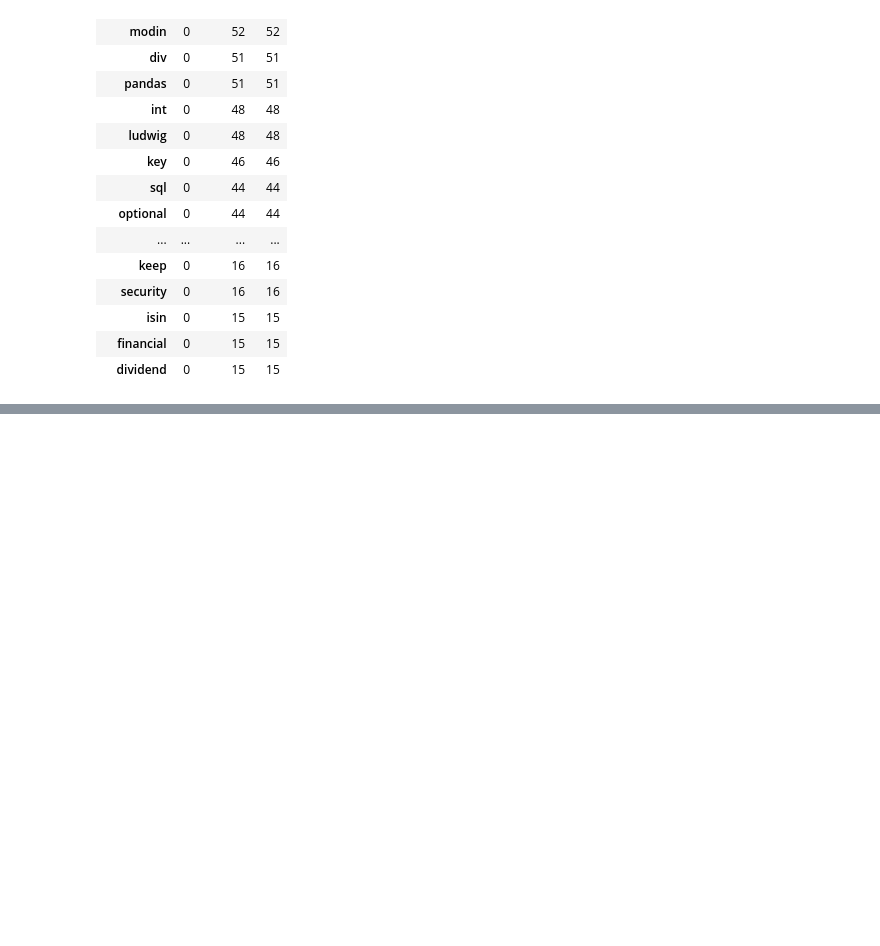
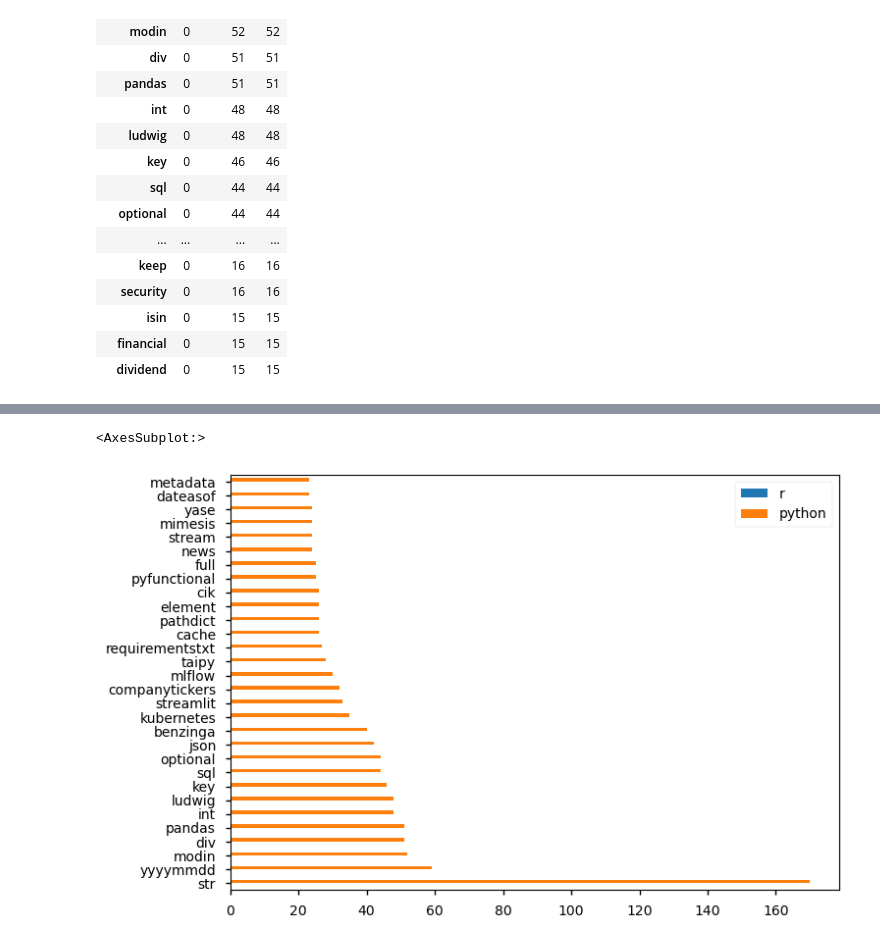
Before and after one commit to Cod-Up-Our-Data/github_language_processing, a Jupyter notebook: explore_r.ipynb, the cells around one changed output, grey strips where cells are left out. Saved outputs shown, nothing was run; the diff lists cells and outputs as text; code cells hidden in the pictures; blank space fills up the shorter version.

```diff
--- a/explore_r.ipynb
+++ b/explore_r.ipynb
@@ -185,4 +249,4 @@ word_counts[(word_counts['r'] == 0)&(word_counts['python'] >= 10)].head(60)
 | financial | 0 | 15 | 15 |
 | dividend | 0 | 15 | 15 |
 # %%
-word_counts[(word_counts['r'] == 0)&(word_counts['python'] >= 100)]
+python_only = word_counts[(word_counts['r'] == 0)&(word_counts['python'] >= 10)]
@@ -211,0 +308,6 @@ word_counts[(word_counts['r'] == 0)&(word_counts['python'] >= 10)].tail(60)
+# %%
+python_only.sort_values('all', ascending=False
+                       )[['r','python']].head(30).plot.barh()
+# %% [output]
+<AxesSubplot:>
+[figure, added]
```
Also changed, not shown: parts of 27 cells of this notebook, 1 other file.
